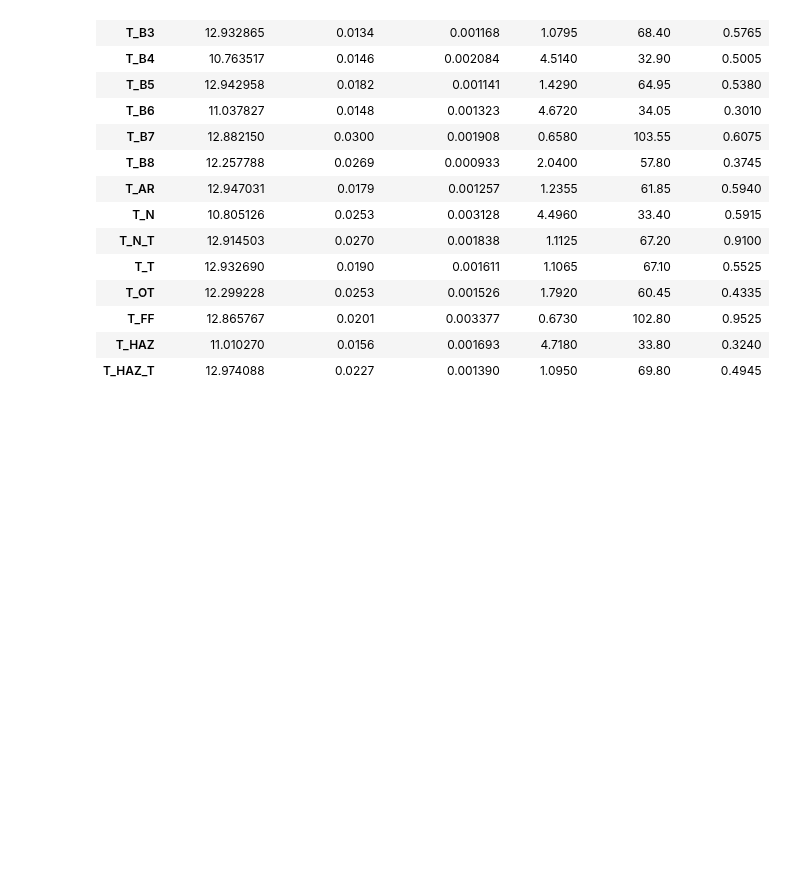
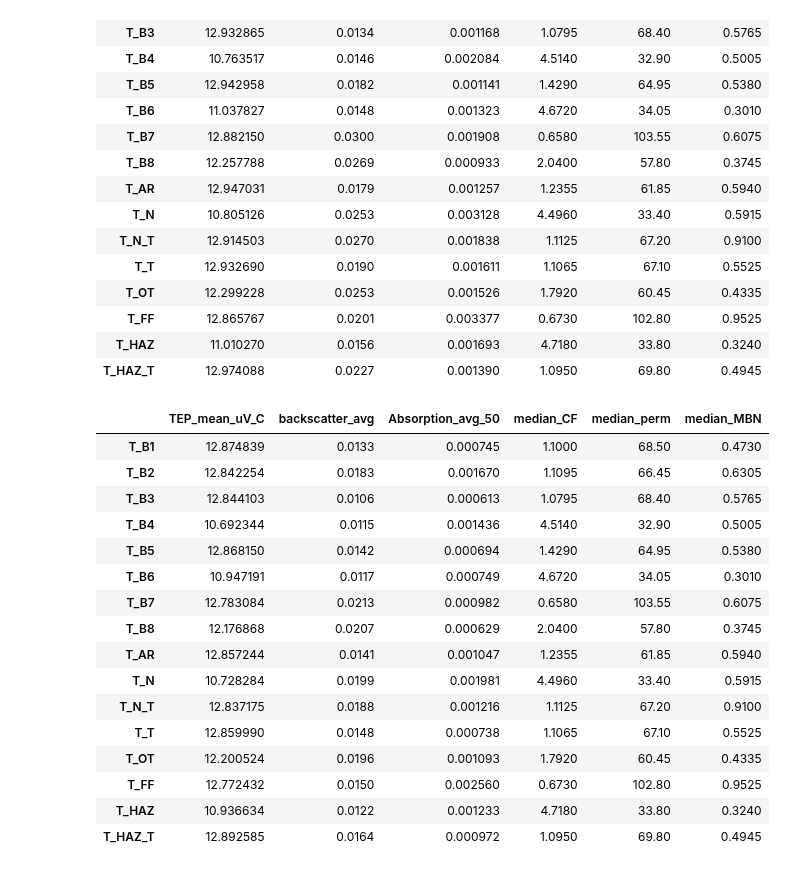
Before and after one commit to Marie-anneMawhin/Oct20_EPRI, a Jupyter notebook: Task1/NB/NB_data_exploration/Merged_data_exploration_parallelcoords.ipynb, the cells around one changed output. Saved outputs shown, nothing was run; the diff lists cells and outputs as text; code cells hidden in the pictures; blank space fills up the shorter version.

```diff
--- a/Task1/NB/NB_data_exploration/Merged_data_exploration_parallelcoords.ipynb
+++ b/Task1/NB/NB_data_exploration/Merged_data_exploration_parallelcoords.ipynb
@@ -67,6 +73,26 @@ data_tube
 | T_FF | 12.865767 | 0.0201 | 0.003377 | 0.6730 | 102.80 | 0.9525 |
 | T_HAZ | 11.010270 | 0.0156 | 0.001693 | 4.7180 | 33.80 | 0.3240 |
 | T_HAZ_T | 12.974088 | 0.0227 | 0.001390 | 1.0950 | 69.80 | 0.4945 |
+# %%
+data_tube_min_boundary
+# %% [output]
+|  | TEP_mean_uV_C | backscatter_avg | Absorption_avg_50 | median_CF | median_perm | median_MBN |
+| T_B1 | 12.874839 | 0.0133 | 0.000745 | 1.1000 | 68.50 | 0.4730 |
+| T_B2 | 12.842254 | 0.0183 | 0.001670 | 1.1095 | 66.45 | 0.6305 |
+| T_B3 | 12.844103 | 0.0106 | 0.000613 | 1.0795 | 68.40 | 0.5765 |
+| T_B4 | 10.692344 | 0.0115 | 0.001436 | 4.5140 | 32.90 | 0.5005 |
+| T_B5 | 12.868150 | 0.0142 | 0.000694 | 1.4290 | 64.95 | 0.5380 |
+| T_B6 | 10.947191 | 0.0117 | 0.000749 | 4.6720 | 34.05 | 0.3010 |
+| T_B7 | 12.783084 | 0.0213 | 0.000982 | 0.6580 | 103.55 | 0.6075 |
+| T_B8 | 12.176868 | 0.0207 | 0.000629 | 2.0400 | 57.80 | 0.3745 |
+| T_AR | 12.857244 | 0.0141 | 0.001047 | 1.2355 | 61.85 | 0.5940 |
+| T_N | 10.728284 | 0.0199 | 0.001981 | 4.4960 | 33.40 | 0.5915 |
+| T_N_T | 12.837175 | 0.0188 | 0.001216 | 1.1125 | 67.20 | 0.9100 |
+| T_T | 12.859990 | 0.0148 | 0.000738 | 1.1065 | 67.10 | 0.5525 |
+| T_OT | 12.200524 | 0.0196 | 0.001093 | 1.7920 | 60.45 | 0.4335 |
+| T_FF | 12.772432 | 0.0150 | 0.002560 | 0.6730 | 102.80 | 0.9525 |
+| T_HAZ | 10.936634 | 0.0122 | 0.001233 | 4.7180 | 33.80 | 0.3240 |
+| T_HAZ_T | 12.892585 | 0.0164 | 0.000972 | 1.0950 | 69.80 | 0.4945 |
 # %%
 #fig = px.parallel_coordinates(scaled_tube.iloc[8:16,],color="condition")
 #plt.clf()
```
Also changed, not shown: parts of 9 cells of this notebook.
